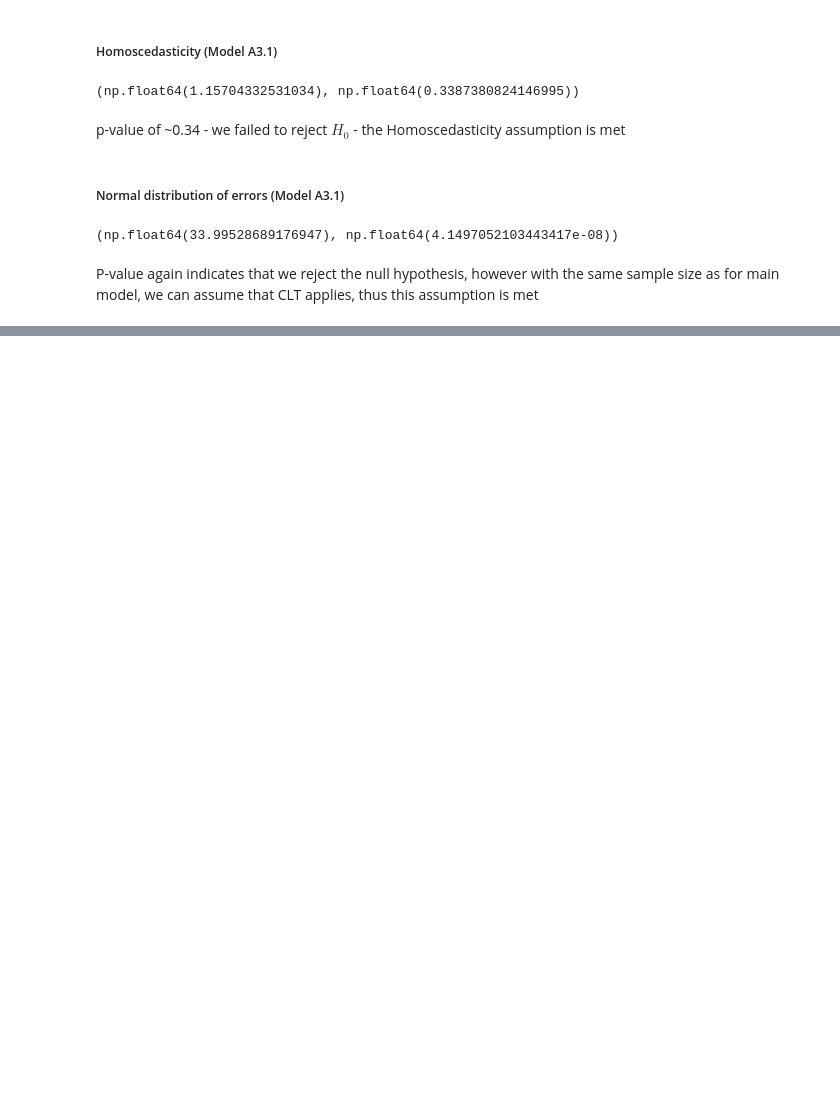
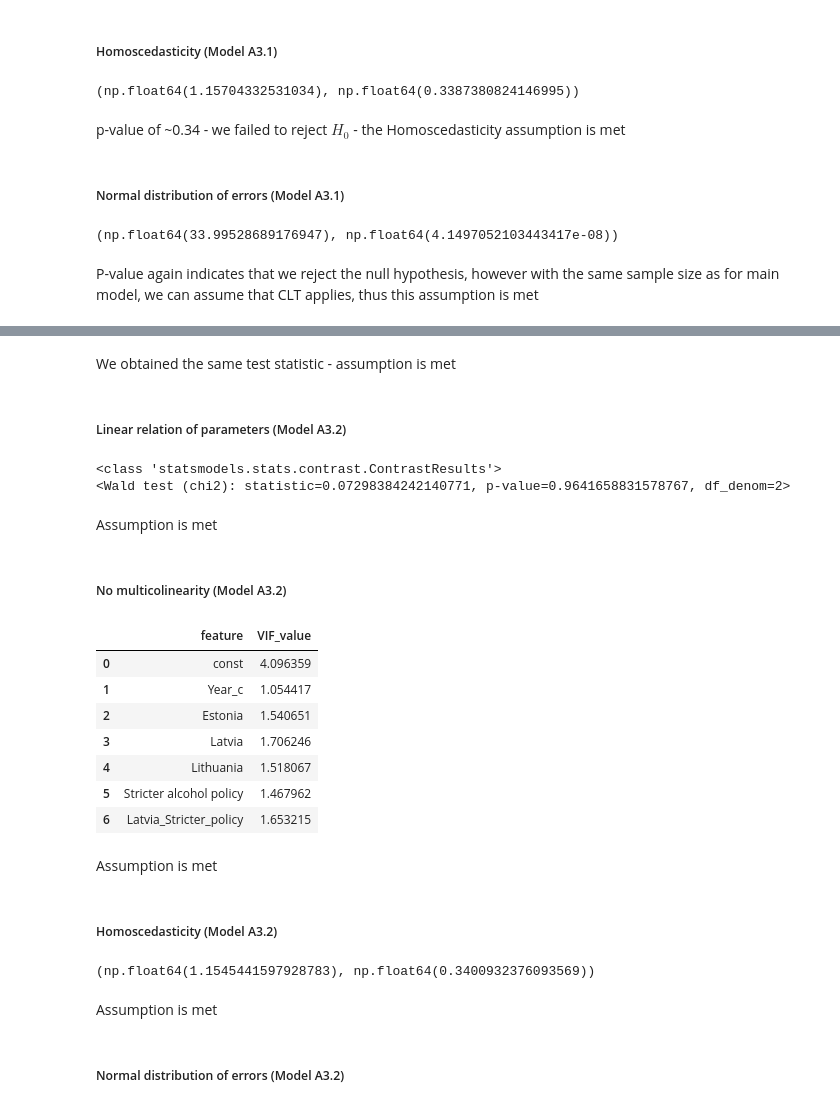
Before and after one commit to DominikaLach/RR_project, a Jupyter notebook: RR_project.ipynb, the cells around one changed output, grey strips where cells are left out. Saved outputs shown, nothing was run; the diff lists cells and outputs as text; code cells hidden in the pictures; blank space fills up the shorter version.

Commit message:
Added tests for models A3.3, A3.4 and A4

```diff
--- a/RR_project.ipynb
+++ b/RR_project.ipynb
@@ -406,0 +412,41 @@ $`\text{p-value} = 0.87`$
+# %% [markdown]
+We obtained the same test statistic - assumption is met
+# %% [markdown]
+##### Linear relation of parameters (Model A3.2)
+# %%
+sms.linear_reset(model_interaction)
+# %% [output]
+<class 'statsmodels.stats.contrast.ContrastResults'>
+<Wald test (chi2): statistic=0.07298384242140771, p-value=0.9641658831578767, df_denom=2>
+# %% [markdown]
+Assumption is met
+# %% [markdown]
+##### No multicolinearity (Model A3.2)
+# %%
+vif_table = pd.DataFrame()
+vif_table["feature"] = X.columns
+
+vif_table["VIF_value"] = [VIF(X.values, idx) for idx in range(len(X.columns))]
+vif_table
+# %% [output]
+|  | feature | VIF_value |
+| 0 | const | 4.096359 |
+| 1 | Year_c | 1.054417 |
+| 2 | Estonia | 1.540651 |
+| 3 | Latvia | 1.706246 |
+| 4 | Lithuania | 1.518067 |
+| 5 | Stricter alcohol policy | 1.467962 |
+| 6 | Latvia_Stricter_policy | 1.653215 |
+# %% [markdown]
+Assumption is met
+# %% [markdown]
+##### Homoscedasticity (Model A3.2)
+# %%
+_, _, stat32, pv32 = sms.het_breuschpagan(model_interaction.resid, model_interaction.model.exog)
+stat32, pv32
+# %% [output]
+(np.float64(1.1545441597928783), np.float64(0.3400932376093569))
+# %% [markdown]
+Assumption is met
+# %% [markdown]
+##### Normal distribution of errors (Model A3.2)
```
Also changed, not shown: parts of 53 cells of this notebook.
